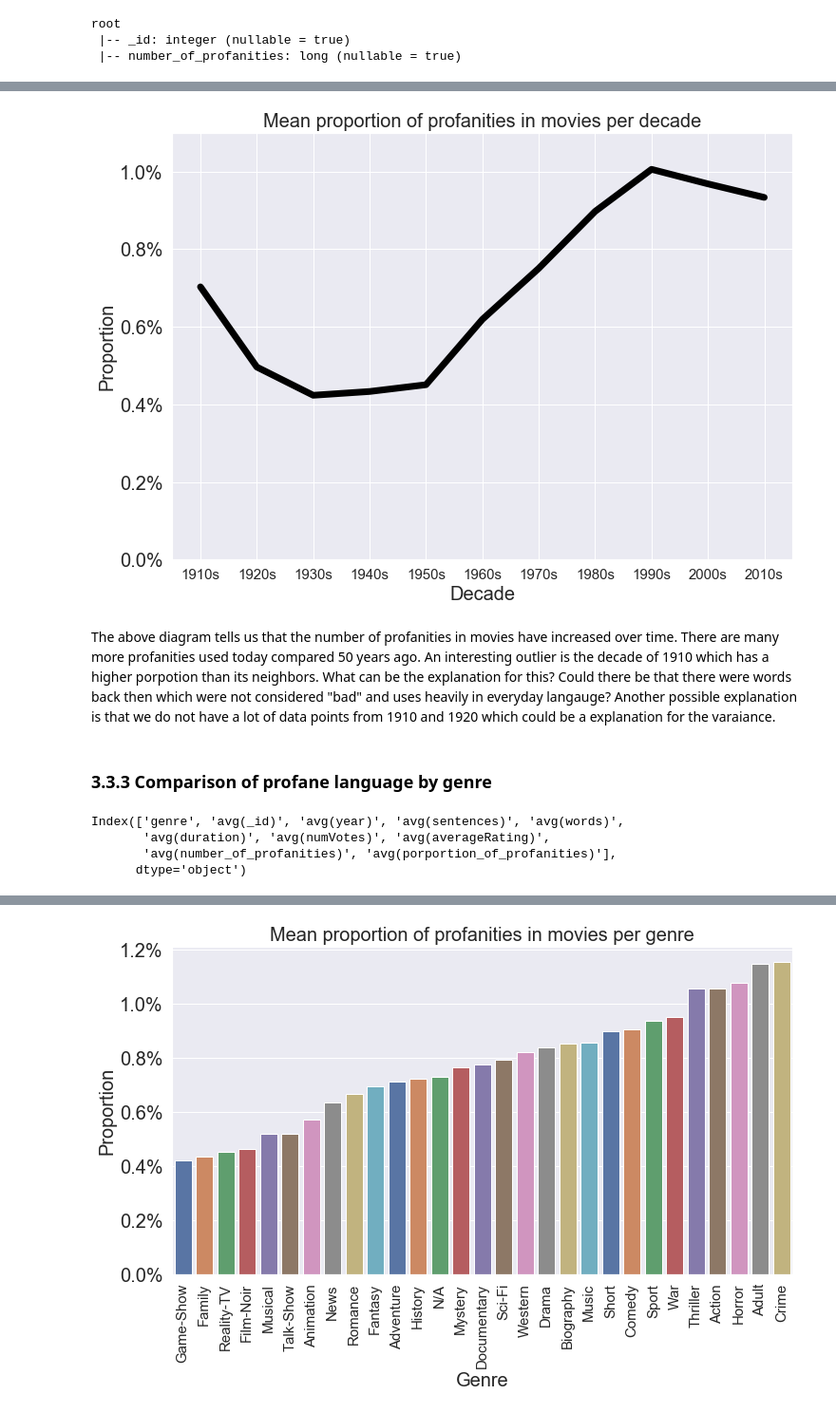
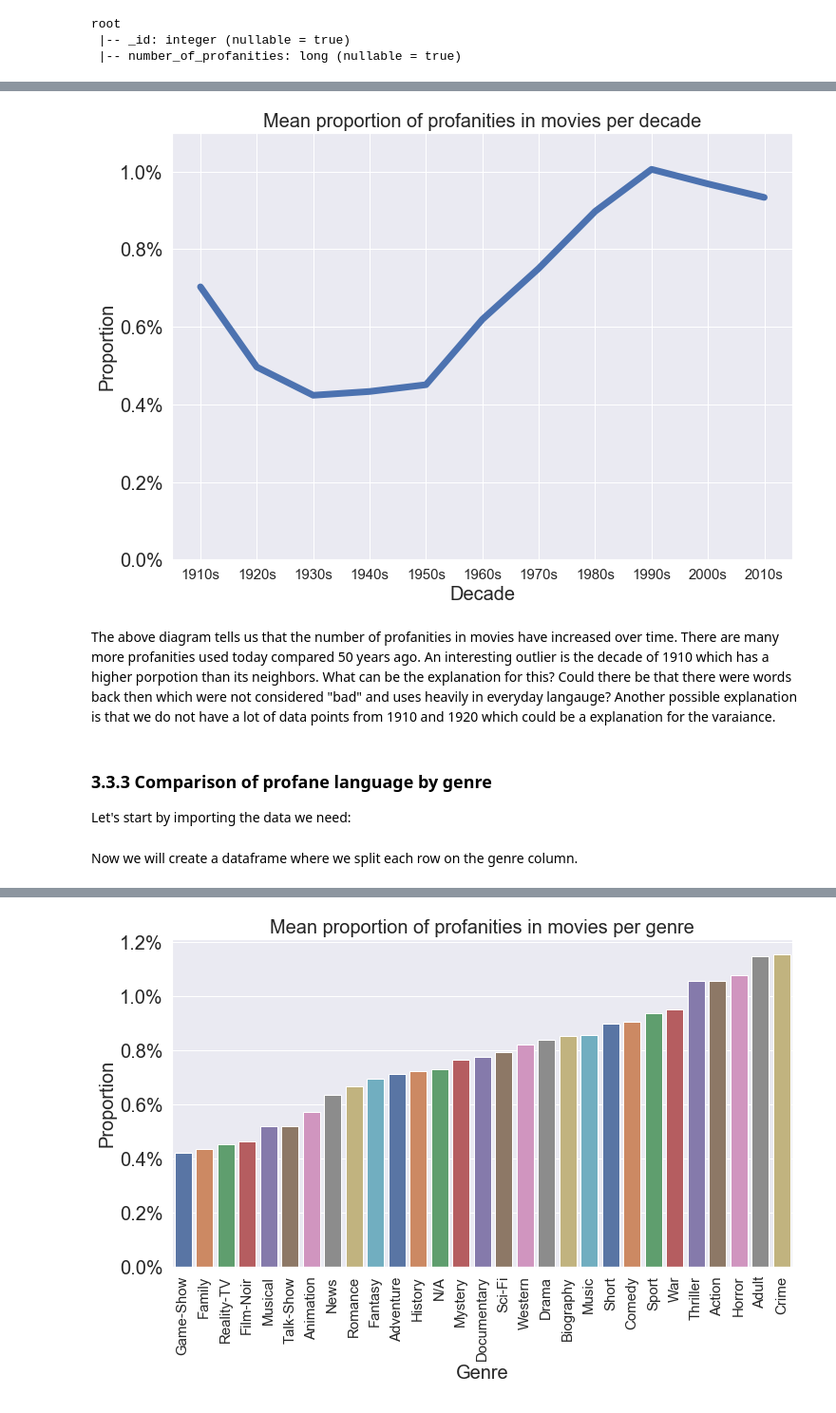
Before and after one commit to RobertInjac/ADA-Project-2018-OpenSubtitles, a Jupyter notebook: Project.ipynb, the cells around one changed output, grey strips where cells are left out. Shown at 95% size. Saved outputs shown, nothing was run; the diff lists cells and outputs as text; code cells hidden in the pictures.

```diff
--- a/Project.ipynb
+++ b/Project.ipynb
@@ -1456,5 +1368,7 @@ profanity_df = profanity_df[profanity_df['decade'] != 1890]
 # %%
-profanity_df_by_year = profanity_df\
+profanity_df_by_decade = profanity_df\
     .groupby('decade')\
     .mean()[['number_of_profanities', 'porportion_of_profanities']]
-profanity_df_by_year.index = profanity_df_by_year.index.astype(str) + "s"
+
+# Add an "s" to each decades for pretties labels when plotting
+profanity_df_by_decade.index = profanity_df_by_year.index.astype(str) + "s"
@@ -1485,32 +1397,24 @@ plt.show()
 # %%
-"""
-plt.figure(figsize=(15,10))
-ax = plt.bar(profanity_df_by_year.index, profanity_df_by_year['porportion_of_profanities'])
-plt.title('Mean porportion of profanities in movies per decade')
-plt.xlabel('Decade')
-plt.ylabel('Mean proportion of profanitites.')
-plt.show()
-"""
 data = pd.DataFrame({'Decade': profanity_df_by_year.index, 'porportion_of_profanities': profanity_df_by_year['porportion_of_profanities']})
 g = sns.lineplot(x='Decade',
              y='porportion_of_profanities',
              linewidth=7.0,
              err_style='bars',
-             color='black',
              data=data)
 plt.ylim(0, 0.011)
 labels = [item.get_text() for item in g.get_yticklabels()]
 yticks = [round(item * 100, 3) for item in g.get_yticks()]
 yticks = list(map(lambda x: str(x) + "%",yticks))
-labels = yticks
+g.set_yticklabels(yticks)
 g.set_title('Mean proportion of profanities in movies per decade', fontsize=20)
 g.set_xlabel("Decade",fontsize=20)
 g.set_ylabel("Proportion",fontsize=20)
-g.set_yticklabels(labels)
 plt.savefig('./plots/profanity_decade.png', transparent=True, box_inches = 'tight')
 # %% [output]
-[figure, old version]
+[figure, new version]
 # %% [markdown]
 The above diagram tells us that the number of profanities in movies have increased over time. There are many more profanities used today compared 50 years ago. An interesting outlier is the decade of 1910 which has a higher porpotion than its neighbors. What can be the explanation for this? Could there be that there were words back then which were not considered "bad" and uses heavily in everyday langauge? Another possible explanation is that we do not have a lot of data points from 1910 and 1920 which could be a explanation for the varaiance.
 # %% [markdown]
 ### 3.3.3 Comparison of profane language by genre
+
+Let's start by importing the data we need:
@@ -1517,31 +1425,15 @@ The above diagram tells us that the number of profanities in movies have increas
+# %% [markdown]
+Now we will create a dataframe where we split each row on the genre column.
 # %%
 # make genre column into a list of genres
-profanity = spark.read.parquet('./datasets/profanity_final.parquet')
-
-metadata_df = spark.read.parquet("datasets/metadata_final.parquet")
-# get year and genre for each movie
-profanity_df_genre = metadata_df.join(profanity, '_id', 'inner')
-
 profanity_df_genre = profanity_df_genre.withColumn("genre", F.split(profanity_df_genre.genre, ','))
 
 # make a row for each genre
 profanity_df_genre = profanity_df_genre.withColumn("genre", F.explode("genre"))
 
+# Trim leading and trailing spaces
 profanity_df_genre = profanity_df_genre.withColumn("genre", F.ltrim(profanity_df_genre.genre))
 profanity_df_genre = profanity_df_genre.withColumn("genre", F.rtrim(profanity_df_genre.genre))
 
-
+# Calculate the proportion of profanities in each movies
 profanity_df_genre = profanity_df_genre.withColumn('porportion_of_profanities', F.col('number_of_profanities') / F.col('words'))
-
-
-profanity_df_genre = profanity_df_genre.groupby('genre').mean()
-
-# convert to Pandas for plotting
-genres = profanity_df_genre.toPandas()
-
-print(genres.columns)
-# %% [output]
-Index(['genre', 'avg(_id)', 'avg(year)', 'avg(sentences)', 'avg(words)',
-       'avg(duration)', 'avg(numVotes)', 'avg(averageRating)',
-       'avg(number_of_profanities)', 'avg(porportion_of_profanities)'],
-      dtype='object')
```
Also changed, not shown: parts of 88 cells of this notebook.
